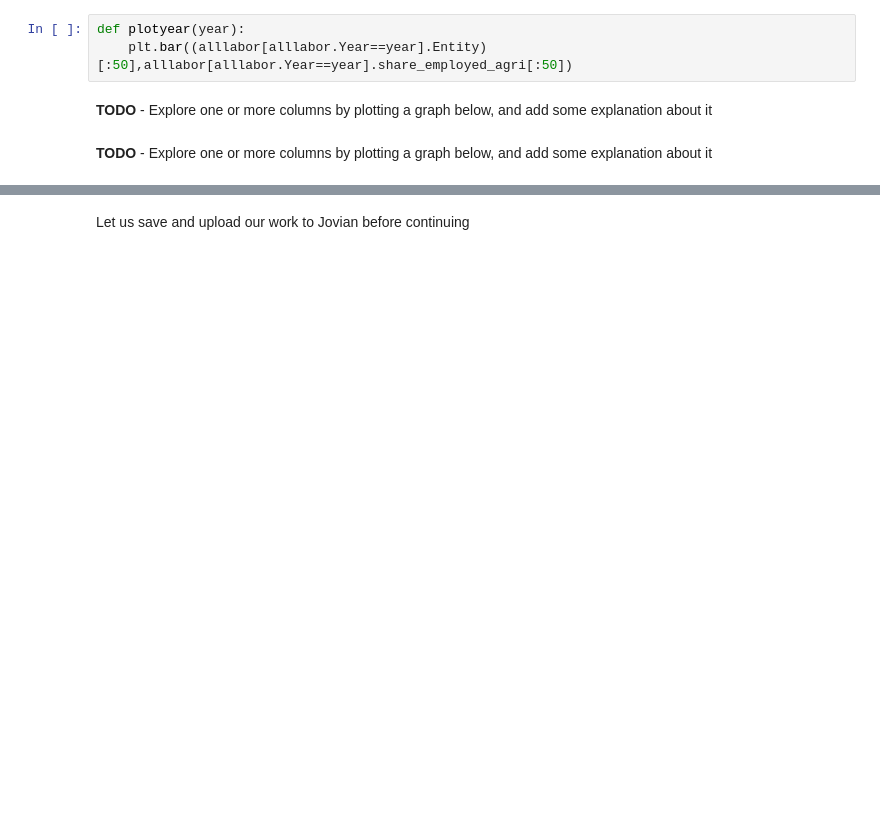
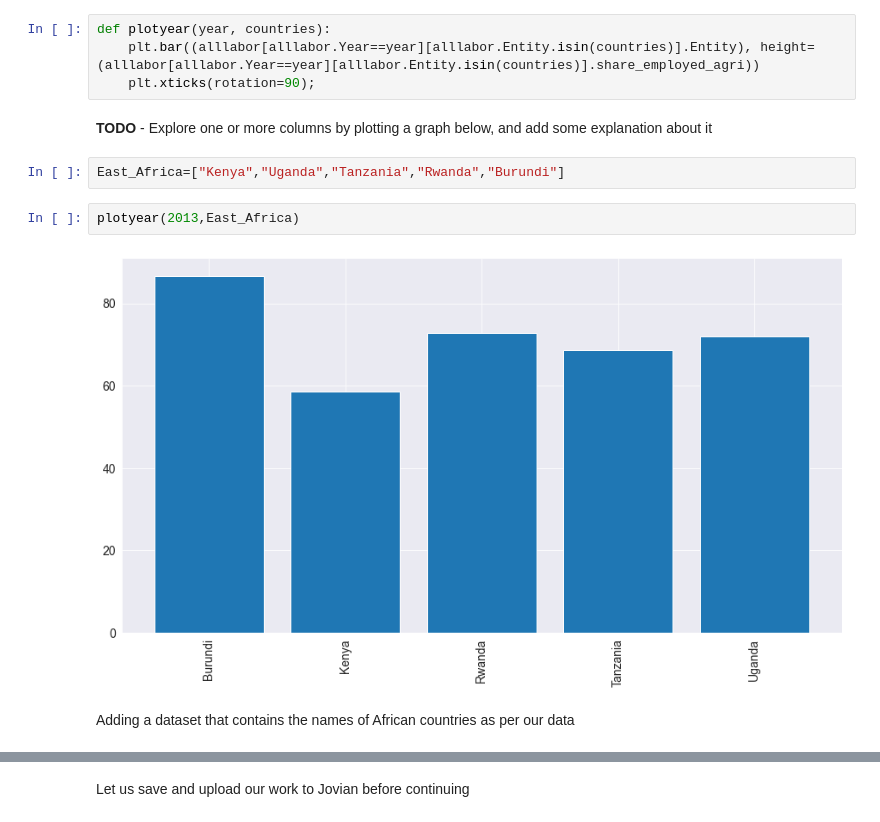
Before and after one commit to Addyzee/Jovian-Data-Analysis-with-Python, a Jupyter notebook: 14- zerotopandas-course-project-starter/zerotopandas-course-project-starter-v-20/labor-in-agriculture.ipynb, the cells around one changed output, grey strips where cells are left out. Saved outputs shown, nothing was run; the diff lists cells and outputs as text; blank space fills up the shorter version.

```diff
--- a/14- zerotopandas-course-project-starter/zerotopandas-course-project-starter-v-20/labor-in-agriculture.ipynb
+++ b/14- zerotopandas-course-project-starter/zerotopandas-course-project-starter-v-20/labor-in-agriculture.ipynb
@@ -455,9 +460,16 @@ plt.xticks(rotation=90);
 # %% [output]
 [figure]
 # %%
-def plotyear(year):
-    plt.bar((alllabor[alllabor.Year==year].Entity)[:50],alllabor[alllabor.Year==year].share_employed_agri[:50])
+def plotyear(year, countries):
+    plt.bar((alllabor[alllabor.Year==year][alllabor.Entity.isin(countries)].Entity), height=(alllabor[alllabor.Year==year][alllabor.Entity.isin(countries)].share_employed_agri))
+    plt.xticks(rotation=90);
 # %% [markdown]
 **TODO** - Explore one or more columns by plotting a graph below, and add some explanation about it
-# %% [markdown]
-**TODO** - Explore one or more columns by plotting a graph below, and add some explanation about it
+# %%
+East_Africa=["Kenya","Uganda","Tanzania","Rwanda","Burundi"]
+# %%
+plotyear(2013,East_Africa)
+# %% [output]
+[figure, added]
+# %% [markdown]
+Adding a dataset that contains the names of African countries as per our data
```
Also changed, not shown: parts of 12 cells of this notebook, 1 other file.
